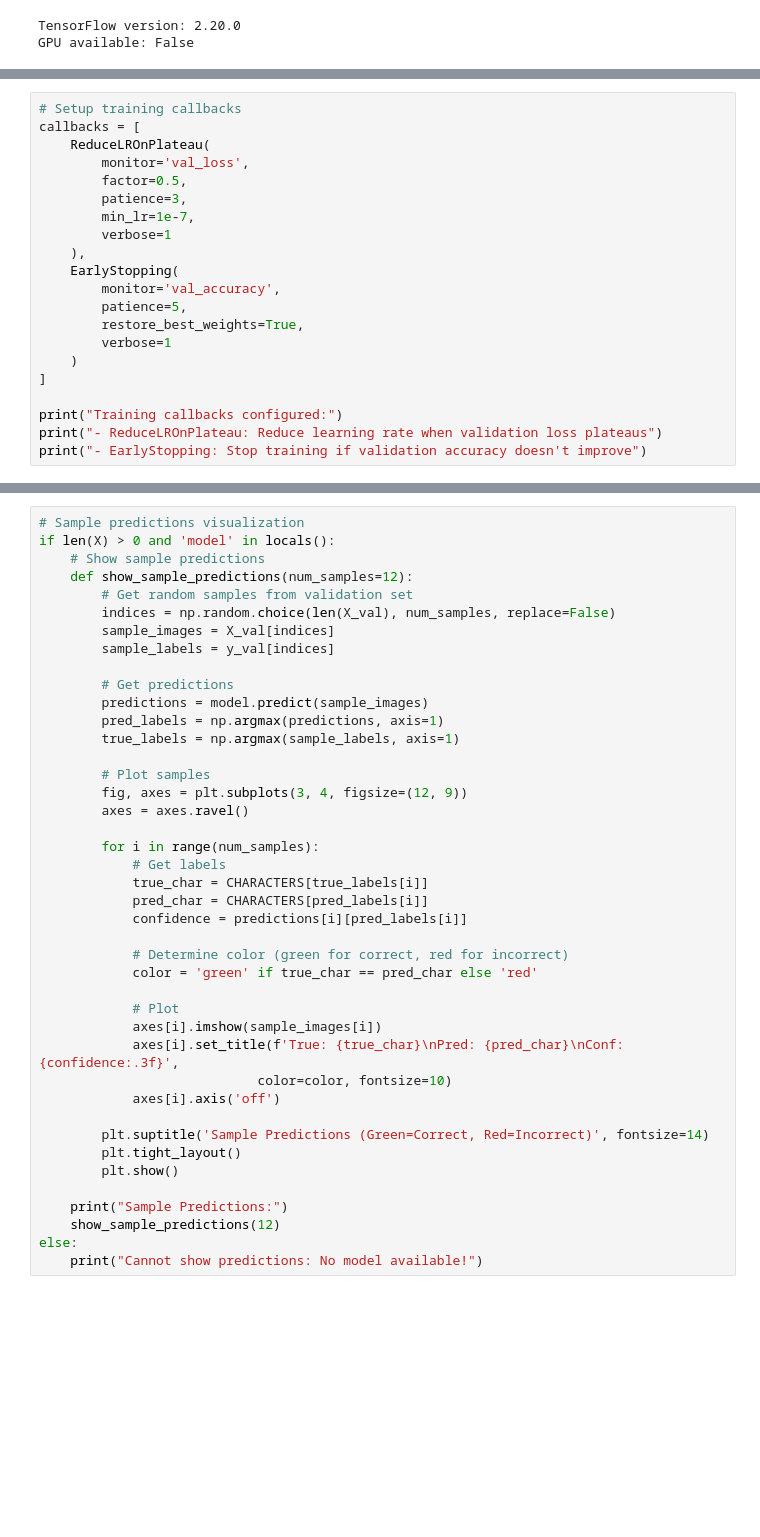
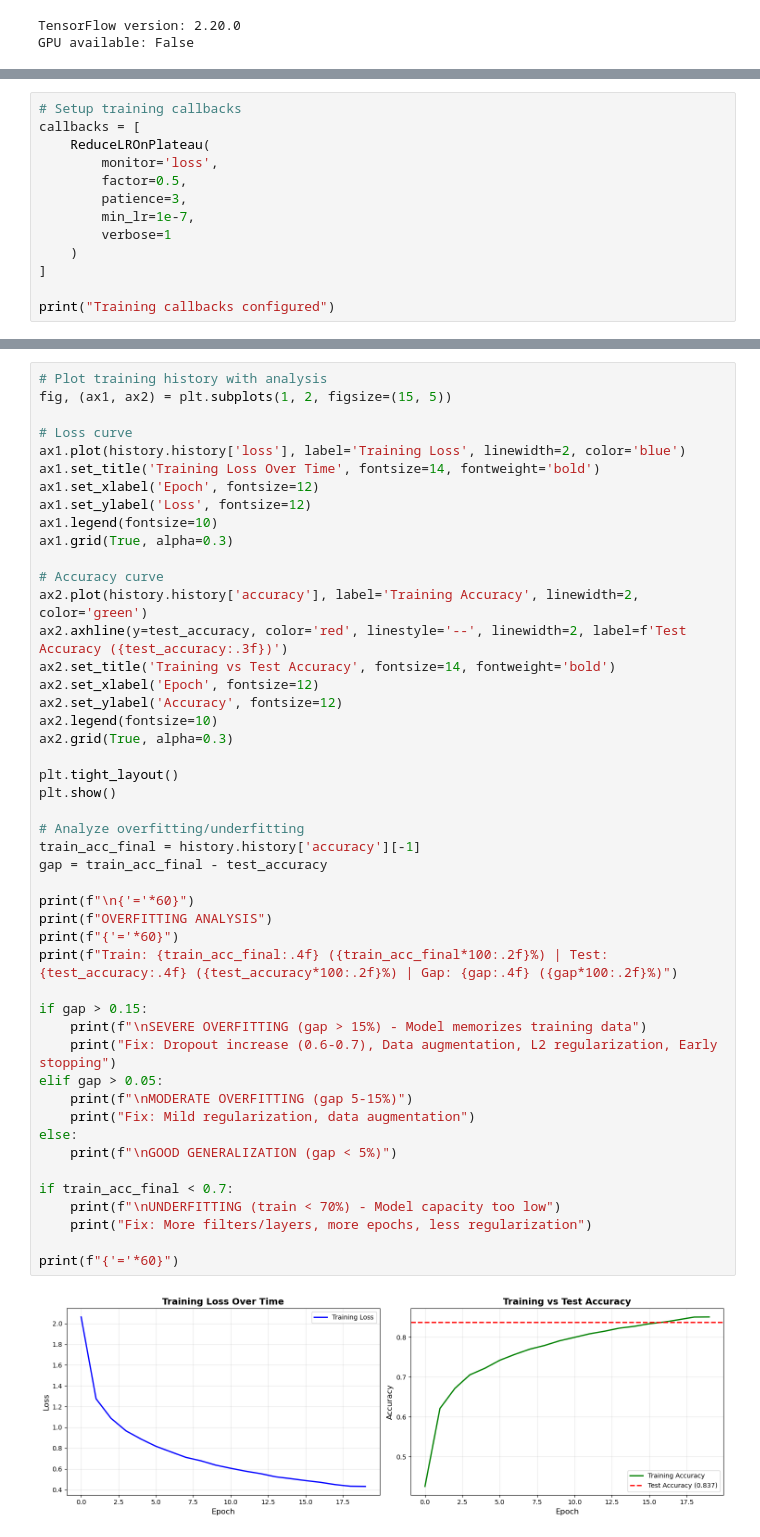
Before and after one commit to qitu1/Captcha-Recognition-System, a Jupyter notebook: src/baseline_cnn.ipynb, the cells around one changed output, grey strips where cells are left out. Saved outputs shown, nothing was run; the diff lists cells and outputs as text; blank space fills up the shorter version.

Commit message:
refined baseline cnn model

```diff
--- a/src/baseline_cnn.ipynb
+++ b/src/baseline_cnn.ipynb
@@ -214,21 +343,13 @@ Total parameters: 234,724
 # Setup training callbacks
 callbacks = [
     ReduceLROnPlateau(
-        monitor='val_loss',
+        monitor='loss',
         factor=0.5,
         patience=3,
         min_lr=1e-7,
         verbose=1
-    ),
-    EarlyStopping(
-        monitor='val_accuracy',
-        patience=5,
-        restore_best_weights=True,
-        verbose=1
     )
 ]
 
-print("Training callbacks configured:")
-print("- ReduceLROnPlateau: Reduce learning rate when validation loss plateaus")
-print("- EarlyStopping: Stop training if validation accuracy doesn't improve")
+print("Training callbacks configured")
 # %% [output]
@@ -374,43 +499,49 @@ weighted avg       0.81      0.78      0.80      2570
 # %%
-# Sample predictions visualization
-if len(X) > 0 and 'model' in locals():
-    # Show sample predictions
-    def show_sample_predictions(num_samples=12):
-        # Get random samples from validation set
-        indices = np.random.choice(len(X_val), num_samples, replace=False)
-        sample_images = X_val[indices]
-        sample_labels = y_val[indices]
+# Plot training history with analysis
+fig, (ax1, ax2) = plt.subplots(1, 2, figsize=(15, 5))
 
-        # Get predictions
-        predictions = model.predict(sample_images)
-        pred_labels = np.argmax(predictions, axis=1)
-        true_labels = np.argmax(sample_labels, axis=1)
+# Loss curve
+ax1.plot(history.history['loss'], label='Training Loss', linewidth=2, color='blue')
+ax1.set_title('Training Loss Over Time', fontsize=14, fontweight='bold')
+ax1.set_xlabel('Epoch', fontsize=12)
+ax1.set_ylabel('Loss', fontsize=12)
+ax1.legend(fontsize=10)
+ax1.grid(True, alpha=0.3)
 
-        # Plot samples
-        fig, axes = plt.subplots(3, 4, figsize=(12, 9))
-        axes = axes.ravel()
+# Accuracy curve
+ax2.plot(history.history['accuracy'], label='Training Accuracy', linewidth=2, color='green')
+ax2.axhline(y=test_accuracy, color='red', linestyle='--', linewidth=2, label=f'Test Accuracy ({test_accuracy:.3f})')
+ax2.set_title('Training vs Test Accuracy', fontsize=14, fontweight='bold')
+ax2.set_xlabel('Epoch', fontsize=12)
+ax2.set_ylabel('Accuracy', fontsize=12)
+ax2.legend(fontsize=10)
+ax2.grid(True, alpha=0.3)
 
-        for i in range(num_samples):
-            # Get labels
-            true_char = CHARACTERS[true_labels[i]]
-            pred_char = CHARACTERS[pred_labels[i]]
-            confidence = predictions[i][pred_labels[i]]
+plt.tight_layout()
+plt.show()
 
-            # Determine color (green for correct, red for incorrect)
-            color = 'green' if true_char == pred_char else 'red'
+# Analyze overfitting/underfitting
+train_acc_final = history.history['accuracy'][-1]
+gap = train_acc_final - test_accuracy
 
-            # Plot
-            axes[i].imshow(sample_images[i])
-            axes[i].set_title(f'True: {true_char}\nPred: {pred_char}\nConf: {confidence:.3f}',
-                            color=color, fontsize=10)
-            axes[i].axis('off')
+print(f"\n{'='*60}")
+print(f"OVERFITTING ANALYSIS")
+print(f"{'='*60}")
+print(f"Train: {train_acc_final:.4f} ({train_acc_final*100:.2f}%) | Test: {test_accuracy:.4f} ({test_accuracy*100:.2f}%) | Gap: {gap:.4f} ({gap*100:.2f}%)")
 
-        plt.suptitle('Sample Predictions (Green=Correct, Red=Incorrect)', fontsize=14)
-        plt.tight_layout()
-        plt.show()
+if gap > 0.15:
+    print(f"\nSEVERE OVERFITTING (gap > 15%) - Model memorizes training data")
+    print("Fix: Dropout increase (0.6-0.7), Data augmentation, L2 regularization, Early stopping")
+elif gap > 0.05:
+    print(f"\nMODERATE OVERFITTING (gap 5-15%)")
+    print("Fix: Mild regularization, data augmentation")
+else:
+    print(f"\nGOOD GENERALIZATION (gap < 5%)")
 
-    print("Sample Predictions:")
-    show_sample_predictions(12)
-else:
-    print("Cannot show predictions: No model available!")
+if train_acc_final < 0.7:
+    print(f"\nUNDERFITTING (train < 70%) - Model capacity too low")
+    print("Fix: More filters/layers, more epochs, less regularization")
+
+print(f"{'='*60}")
 # %% [output]
+[figure, new version]
```
Also changed, not shown: parts of 30 cells of this notebook, 2 other files.
